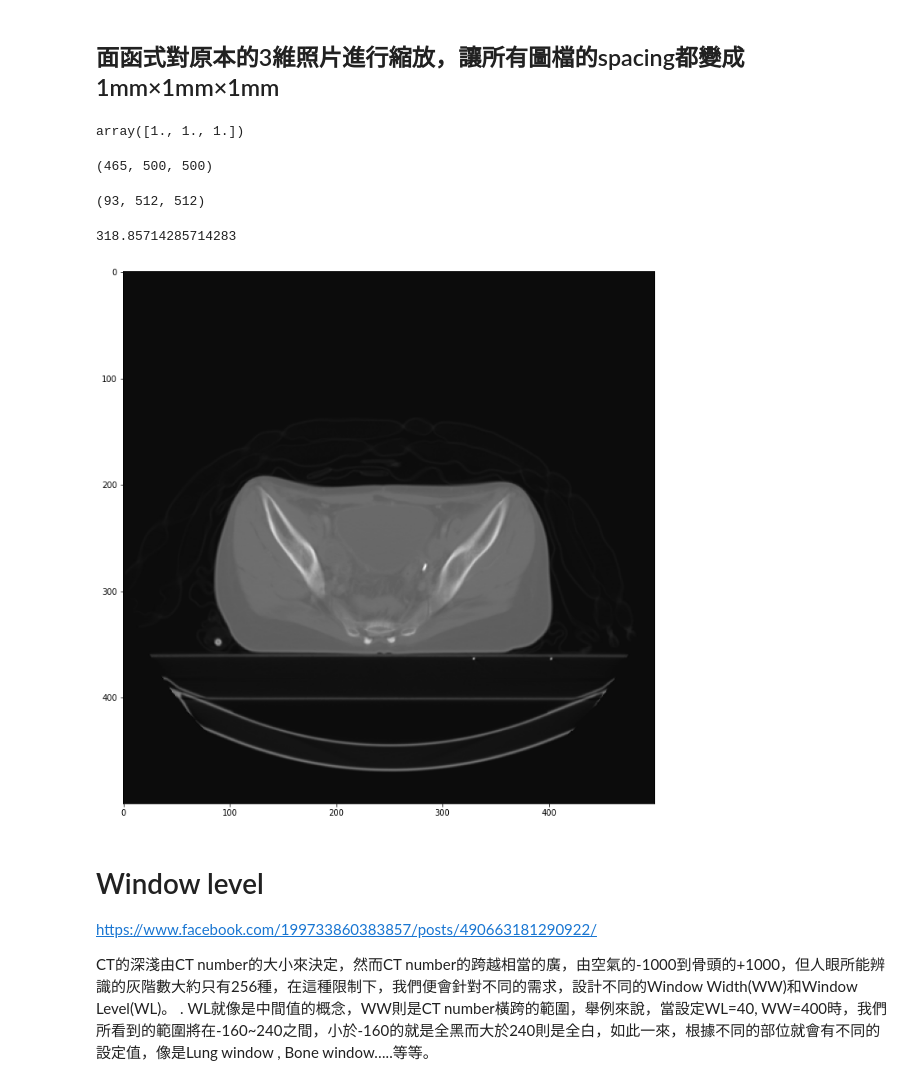
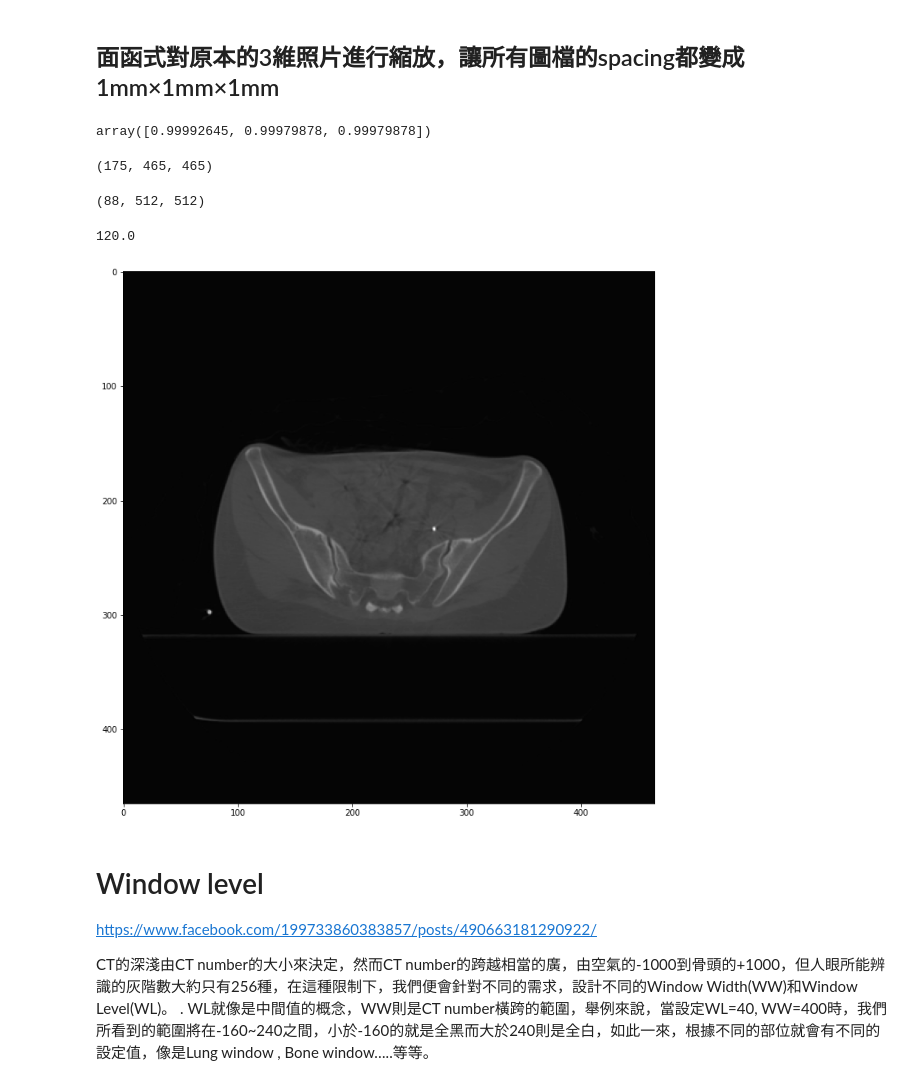
Before and after one commit to jefffang19/cbct, a Jupyter notebook: read_dicom_copy.ipynb, the cells around one changed output. Saved outputs shown, nothing was run; the diff lists cells and outputs as text; code cells hidden in the pictures.

```diff
--- a/read_dicom_copy.ipynb
+++ b/read_dicom_copy.ipynb
@@ -35,5 +35,5 @@ def show_raw_pixel(slices):
     plt.imshow(image, cmap=plt.cm.gray)
     plt.show()
 # %%
-slices = read_dicom('data/20201110_CBCT加reg檔案/L224_GYN/20190227_CT sim')
+slices = read_dicom('data/20201110_CBCT加reg檔案/L224_GYN/20190308_CBCT')
 # %% [output]
@@ -135,27 +135,27 @@ image, new_spacing = resample(patient_pixels, slices)
 # %%
 new_spacing
 # %% [output]
-array([1., 1., 1.])
+array([0.99992645, 0.99979878, 0.99979878])
 # %%
 # after resampling, there might be more slices
 image.shape
 # %% [output]
-(465, 500, 500)
+(175, 465, 465)
 # %%
 patient_pixels.shape
 # %% [output]
-(93, 512, 512)
+(88, 512, 512)
 # %%
-0.6857142857142857 * 465
+0.6857142857142857 * 175
 # %% [output]
-318.85714285714283
+120.0
 # %%
 plt.figure(figsize=(12,12))
-plt.imshow(image[310], cmap=plt.cm.gray)
+plt.imshow(image[120], cmap=plt.cm.gray)
 plt.savefig('ct.png')
 plt.show()
 # %% [output]
-[figure, old version]
+[figure, new version]
 # %% [markdown]
 # Window level
 
```
Also changed, not shown: parts of 8 cells of this notebook, 3 other files.
